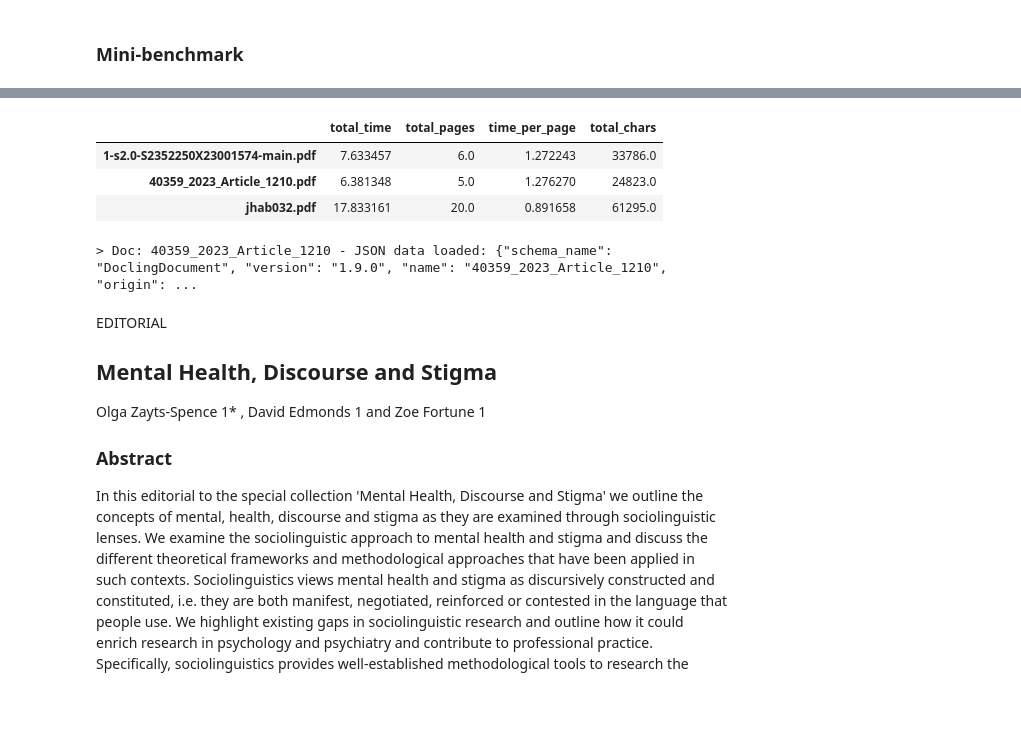
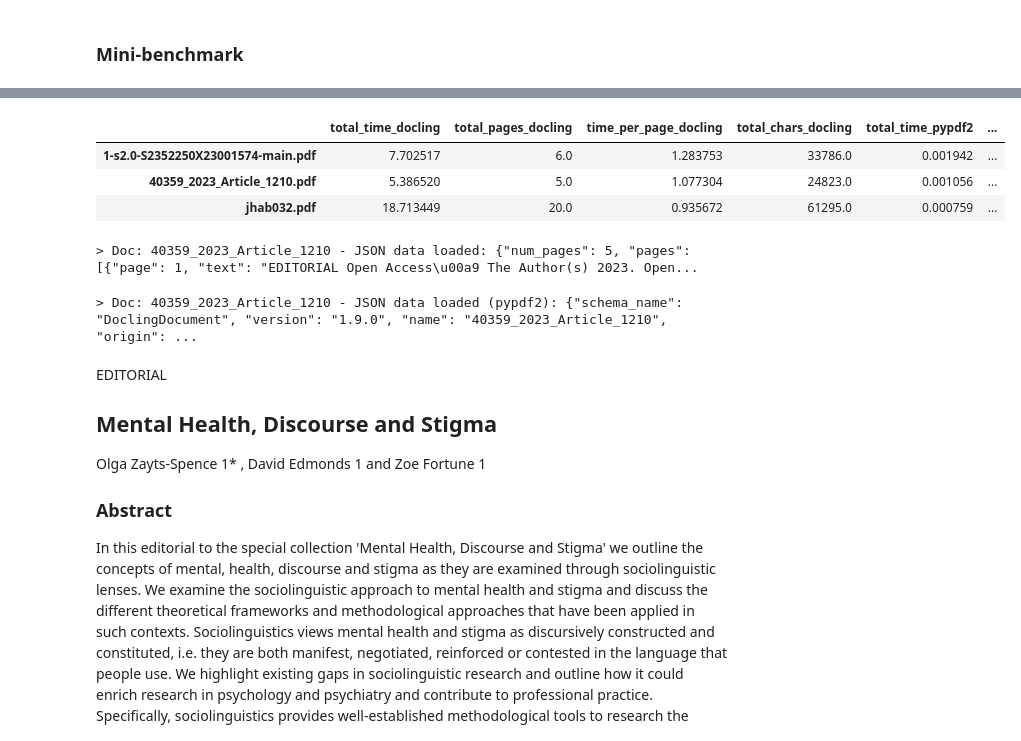
Before and after one commit to dataforgoodfr/14_EUFactForce, a Jupyter notebook: eu_fact_force/exploration/docling/notebook.ipynb, the cells around one changed output, grey strips where cells are left out. Saved outputs shown, nothing was run; the diff lists cells and outputs as text; code cells hidden in the pictures; blank space fills up the shorter version.

Commit message:
add pypdf2 benchmark

```diff
--- a/eu_fact_force/exploration/docling/notebook.ipynb
+++ b/eu_fact_force/exploration/docling/notebook.ipynb
@@ -316,23 +326,35 @@ falling back to cluster-based
 # %%
 # Load results
-with open("results/mini_benchmark_results.json", "r") as f:
-    mini_benchmark_results = json.load(f)
-mini_benchmark_results = pd.DataFrame(mini_benchmark_results).transpose()
-mini_benchmark_results
+with open("results/mini_benchmark_results_docling.json", "r") as f:
+    mini_benchmark_results_docling = json.load(f)
+mini_benchmark_results_docling = pd.DataFrame(mini_benchmark_results_docling).transpose()
+with open("results/mini_benchmark_results_pypdf2.json", "r") as f:
+    mini_benchmark_results_pypdf2 = json.load(f)
+mini_benchmark_results_pypdf2 = pd.DataFrame(mini_benchmark_results_pypdf2).transpose()
-# %% [output]
-|  | total_time | total_pages | time_per_page | total_chars |
-| 1-s2.0-S2352250X23001574-main.pdf | 7.633457 | 6.0 | 1.272243 | 33786.0 |
-| 40359_2023_Article_1210.pdf | 6.381348 | 5.0 | 1.276270 | 24823.0 |
-| jhab032.pdf | 17.833161 | 20.0 | 0.891658 | 61295.0 |
+# %%
+mini_benchmark_results = mini_benchmark_results_docling.join(mini_benchmark_results_pypdf2, lsuffix='_docling', rsuffix='_pypdf2')
+mini_benchmark_results
+# %% [output]
+|  | total_time_docling | total_pages_docling | time_per_page_docling | total_chars_docling | total_time_pypdf2 | ... |
+| 1-s2.0-S2352250X23001574-main.pdf | 7.702517 | 6.0 | 1.283753 | 33786.0 | 0.001942 | ... |
+| 40359_2023_Article_1210.pdf | 5.386520 | 5.0 | 1.077304 | 24823.0 | 0.001056 | ... |
+| jhab032.pdf | 18.713449 | 20.0 | 0.935672 | 61295.0 | 0.000759 | ... |
 # %%
 # Select a given doc and show exported results
 doc_name = "40359_2023_Article_1210"
+# %%
+# Check json export - PyPDF2
+with open(f"results/json/{doc_name}_pypdf2.json", "r", encoding="utf-8") as f:
+    doc_json = json.load(f)
+print(f"> Doc: {doc_name} - JSON data loaded (docling): {json.dumps(doc_json)[:100]}...")
+# %% [output]
+> Doc: 40359_2023_Article_1210 - JSON data loaded: {"num_pages": 5, "pages": [{"page": 1, "text": "EDITORIAL Open Access\u00a9 The Author(s) 2023. Open...
 # %%
-# Check json export
-with open(f"results/json/{doc_name}.json", "r", encoding="utf-8") as f:
+# Check json export - PyPDF2
+with open(f"results/json/{doc_name}_docling.json", "r", encoding="utf-8") as f:
     doc_json = json.load(f)
-print(f"> Doc: {doc_name} - JSON data loaded: {json.dumps(doc_json)[:100]}...")
+print(f"> Doc: {doc_name} - JSON data loaded (pypdf2): {json.dumps(doc_json)[:100]}...")
 # %% [output]
-> Doc: 40359_2023_Article_1210 - JSON data loaded: {"schema_name": "DoclingDocument", "version": "1.9.0", "name": "40359_2023_Article_1210", "origin": ...
+> Doc: 40359_2023_Article_1210 - JSON data loaded (pypdf2): {"schema_name": "DoclingDocument", "version": "1.9.0", "name": "40359_2023_Article_1210", "origin": ...
 # %%
 # Check md export
```
Also changed, not shown: parts of 10 cells of this notebook, 19 other files.
